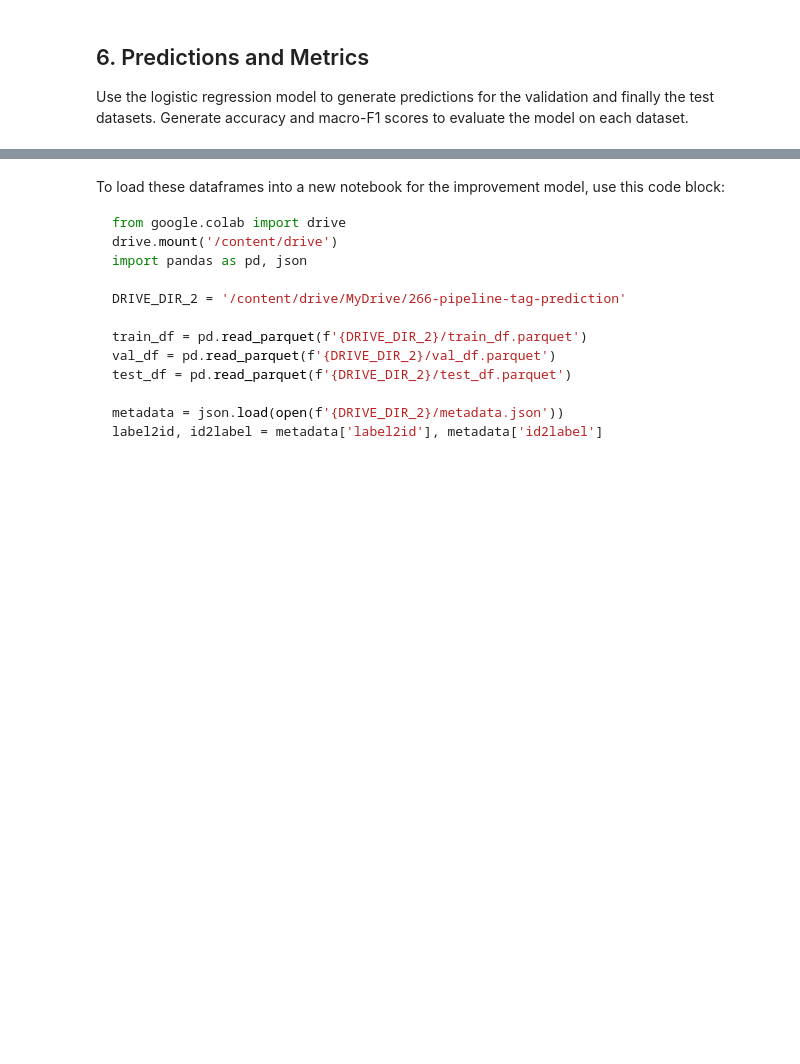
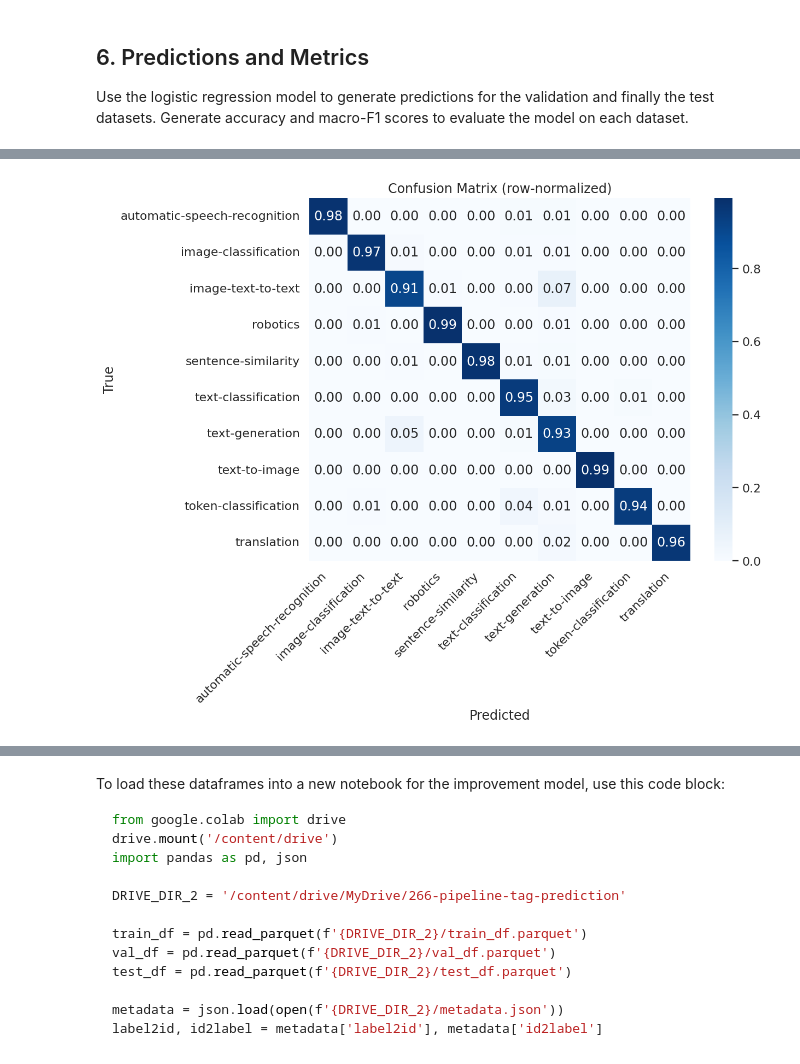
Before and after one commit to nkbal101/HF_Pipeline_Tag, a Jupyter notebook: NB_baseline.ipynb, the cells around one changed output, grey strips where cells are left out. Cells and saved outputs as stored; diff of their text form; code cells hidden in the pictures; blank space fills up the shorter version.

```diff
--- a/NB_baseline.ipynb
+++ b/NB_baseline.ipynb
@@ -309,0 +397,20 @@ automatic-speech-recognition       0.98      0.98      0.98       617
+# %%
+# Confusion Matrix - recall
+
+from sklearn.metrics import confusion_matrix
+
+cm = confusion_matrix(Y_test, test_predictions, normalize="true")
+labels = label_encoder.classes_
+
+fig, ax = plt.subplots(figsize=(10, 8))
+sns.heatmap(cm, annot=True, fmt=".2f", cmap="Blues",
+            xticklabels=labels, yticklabels=labels, ax=ax)
+ax.set_xlabel("Predicted")
+ax.set_ylabel("True")
+ax.set_title("Confusion Matrix (row-normalized)")
+plt.xticks(rotation=45, ha="right")
+plt.yticks(rotation=0)
+plt.tight_layout()
+plt.show()
+# %% [output]
+[figure, added]
```
Also changed, not shown: parts of 23 cells of this notebook.
